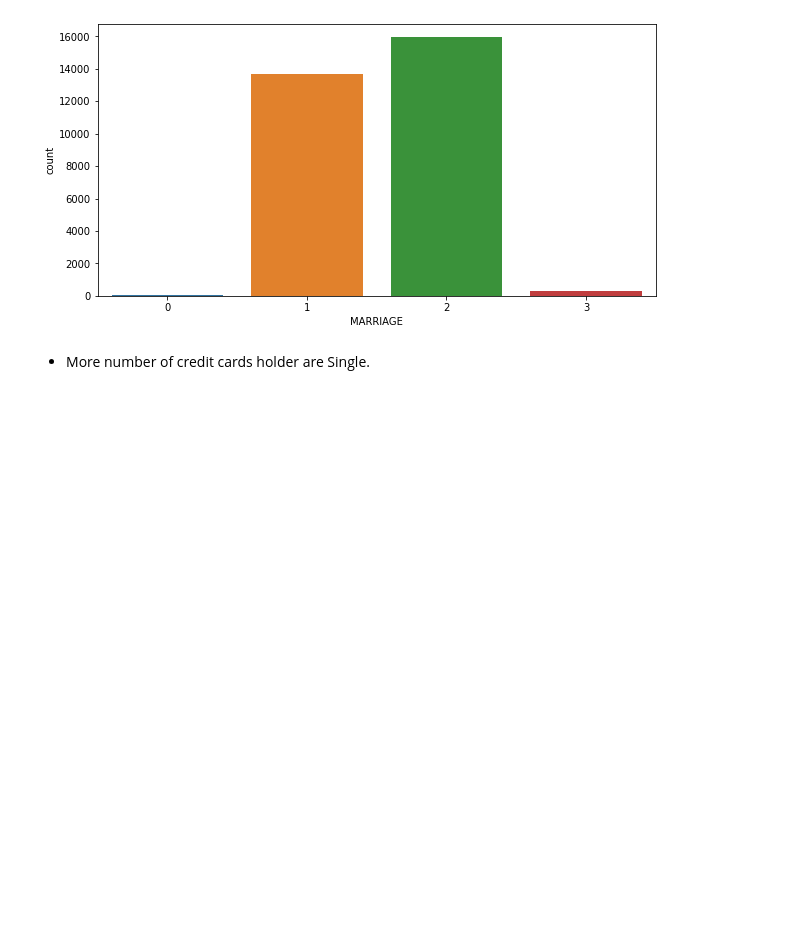
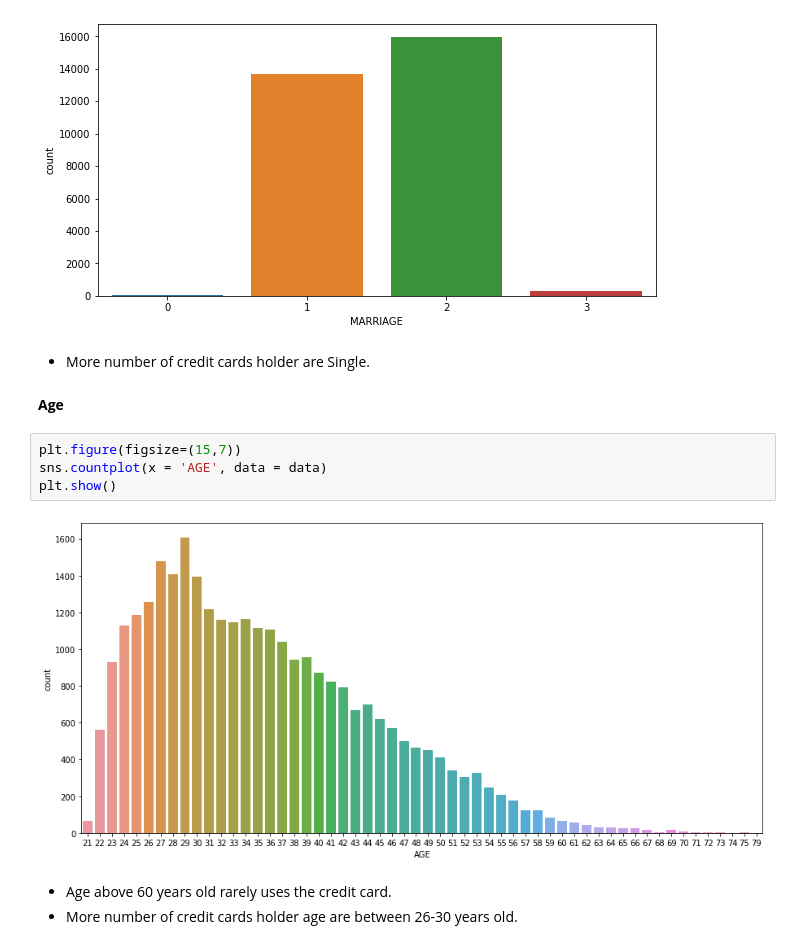
Before and after one commit to AmirKhan6219/Credit-Card-Default-Prediction, a Jupyter notebook: Credit_Card_Default_prediction.ipynb, the cells around one changed output. Drawn from its saved outputs; the diff is of its cells as text; blank space fills up the shorter version.

```diff
--- a/Credit_Card_Default_prediction.ipynb
+++ b/Credit_Card_Default_prediction.ipynb
@@ -138,3 +138,14 @@ plt.show()
 [figure]
 # %% [markdown]
 * More number of credit cards holder are Single.
+# %% [markdown]
+**Age**
+# %%
+plt.figure(figsize=(15,7))
+sns.countplot(x = 'AGE', data = data)
+plt.show()
+# %% [output]
+[figure, added]
+# %% [markdown]
+* Age above 60 years old rarely uses the credit card.
+* More number of credit cards holder age are between 26-30 years old.
```
